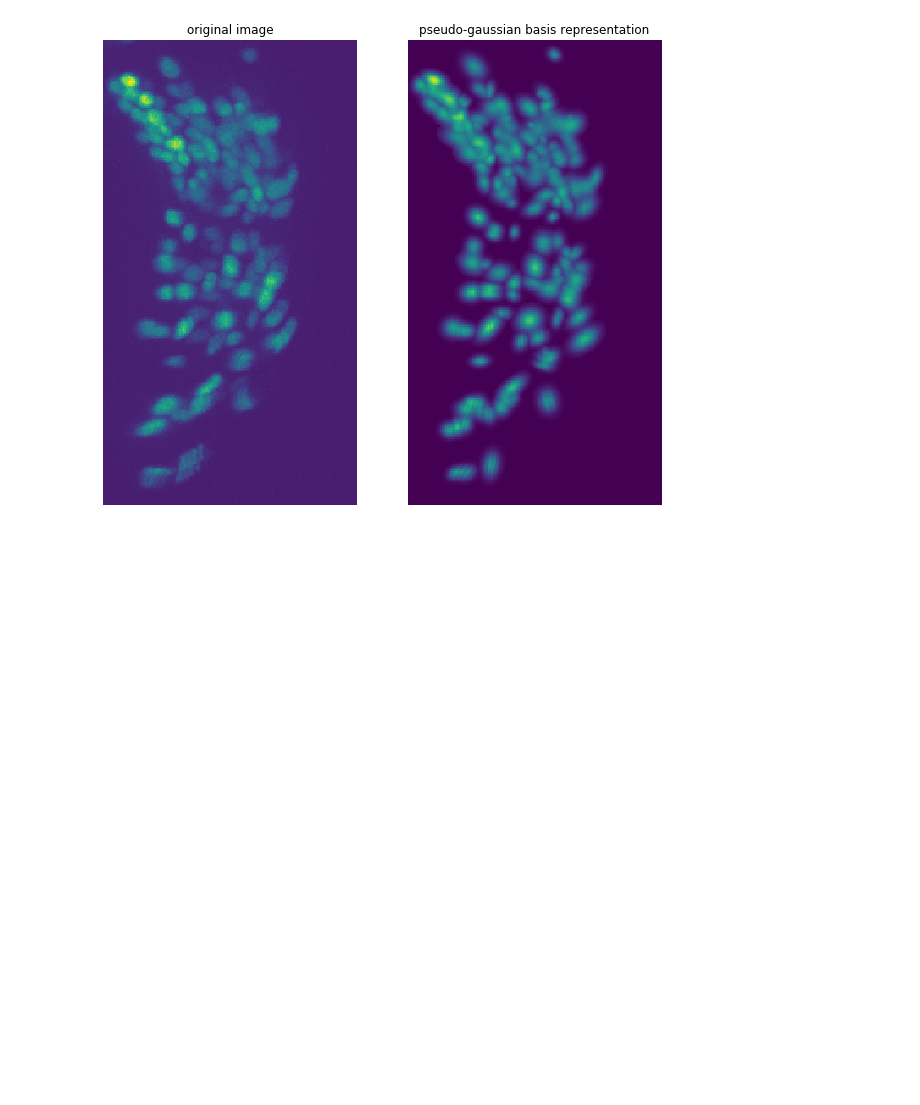
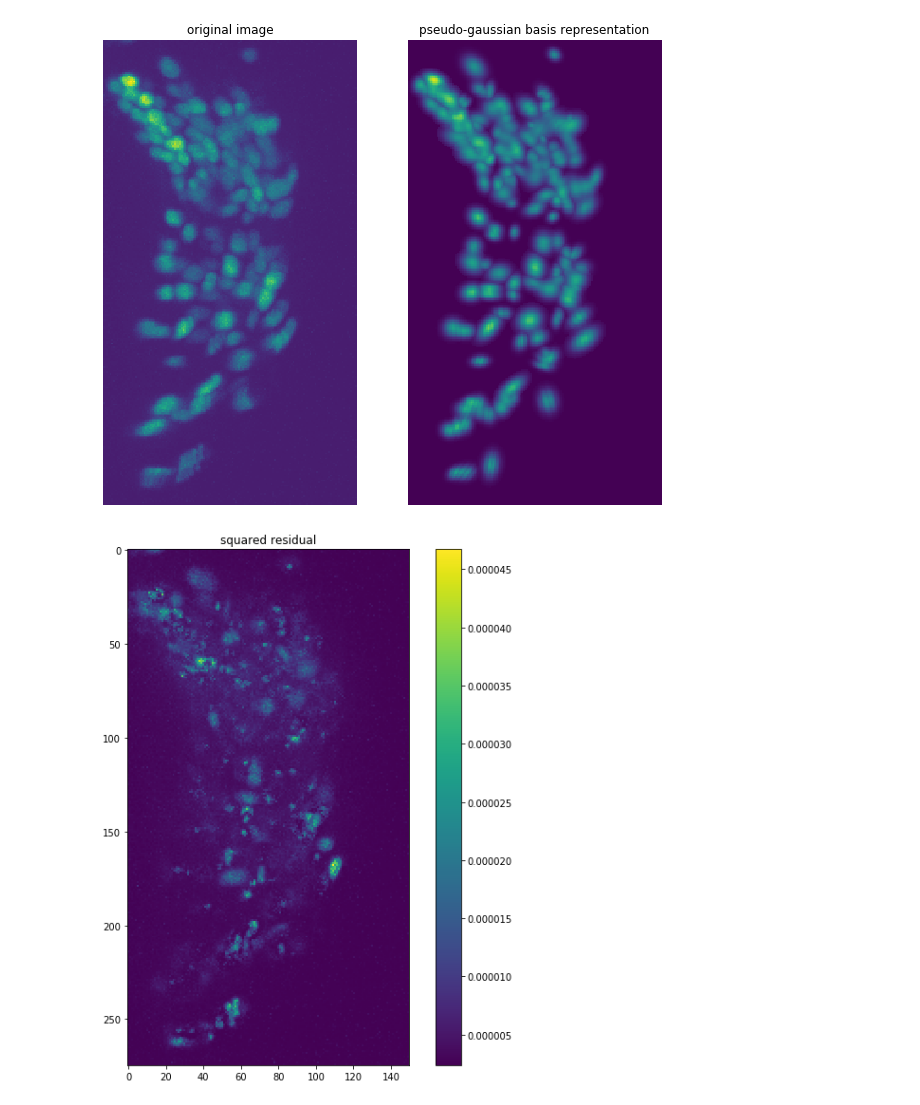
Before and after one commit to evarol/ot_tracking, a Jupyter notebook: python/notebooks/decompose_simple.ipynb, the cells around one changed output. Saved outputs shown, nothing was run; the diff lists cells and outputs as text; code cells hidden in the pictures; blank space fills up the shorter version.

```diff
--- a/python/notebooks/decompose_simple.ipynb
+++ b/python/notebooks/decompose_simple.ipynb
@@ -271,3 +271,13 @@ ax.set_title('pseudo-gaussian basis representation')
 fig.savefig('gaussian_representation_3.png')
 # %% [output]
 [figure]
+# %%
+res = (rep_img - img) ** 2
+
+plt.figure(figsize=(10, 10))
+plt.imshow(np.max(res, 2).T)
+plt.colorbar()
+plt.title('squared residual')
+plt.savefig('residual.png')
+# %% [output]
+[figure, added]
```
Also changed, not shown: 2 other files.
